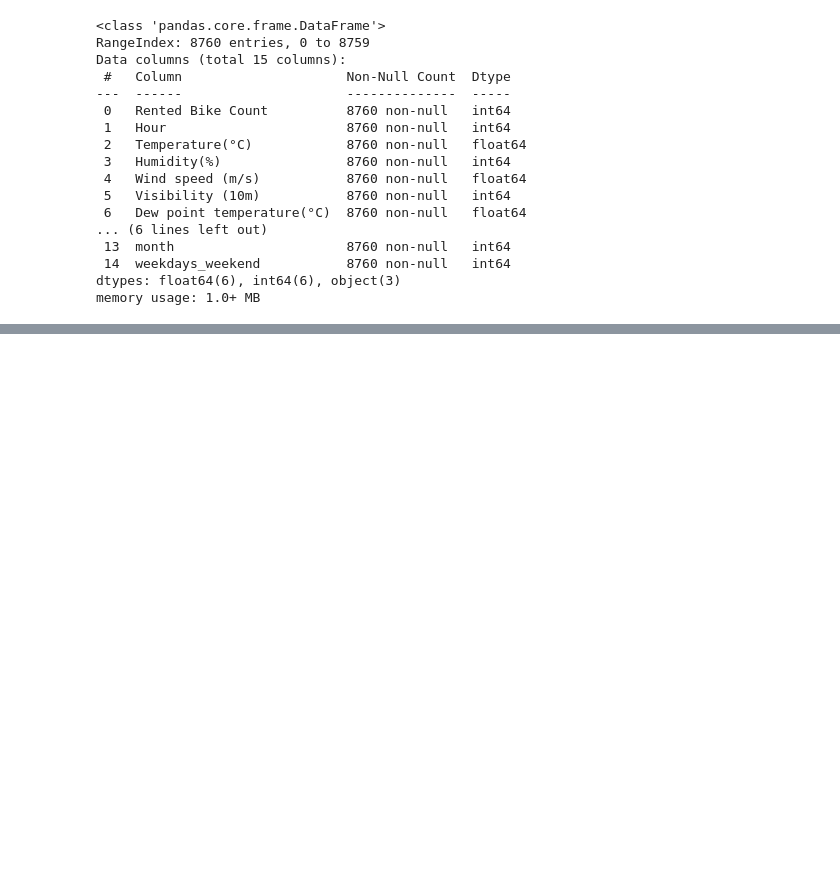
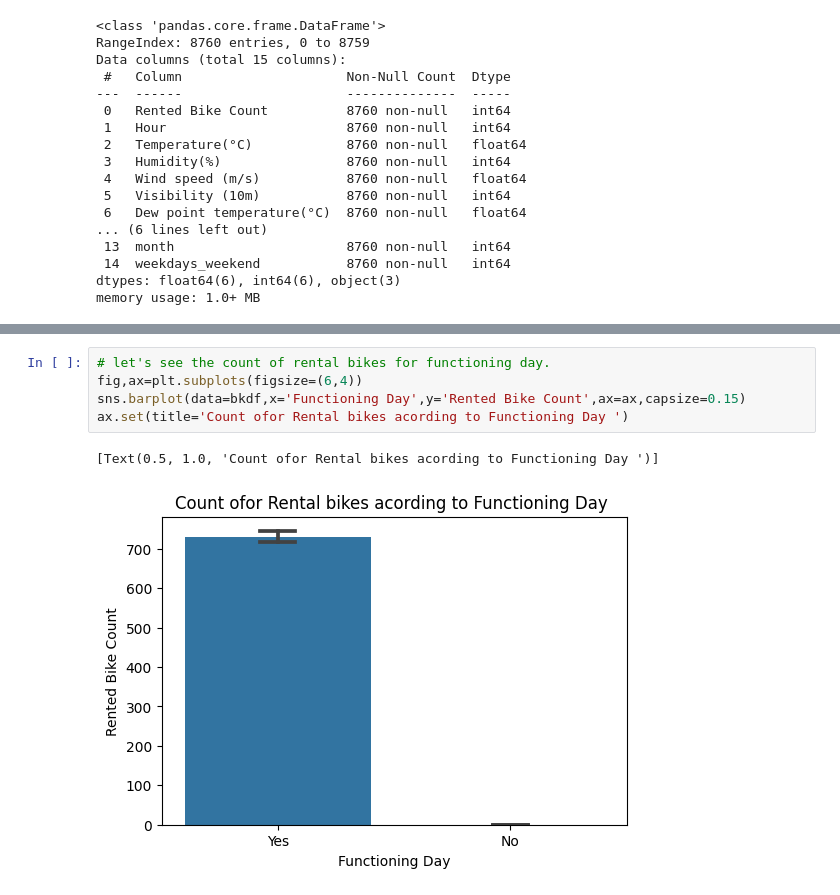
Before and after one commit to KiranKokateGitHub/Bike-Sharing-Demand-Prediction_Regression, a Jupyter notebook: Kiran_Regression.ipynb, the cells around one changed output, grey strips where cells are left out. Drawn from its saved outputs; the diff is of its cells as text; blank space fills up the shorter version.

```diff
--- a/Kiran_Regression.ipynb
+++ b/Kiran_Regression.ipynb
@@ -370,0 +503,8 @@ NameError: ignored
+# %%
+# let's see the count of rental bikes for functioning day.
+fig,ax=plt.subplots(figsize=(6,4))
+sns.barplot(data=bkdf,x='Functioning Day',y='Rented Bike Count',ax=ax,capsize=0.15)
+ax.set(title='Count ofor Rental bikes acording to Functioning Day ')
+# %% [output]
+[Text(0.5, 1.0, 'Count ofor Rental bikes acording to Functioning Day ')]
+[figure, added]
```
Also changed, not shown: parts of 27 cells of this notebook.
